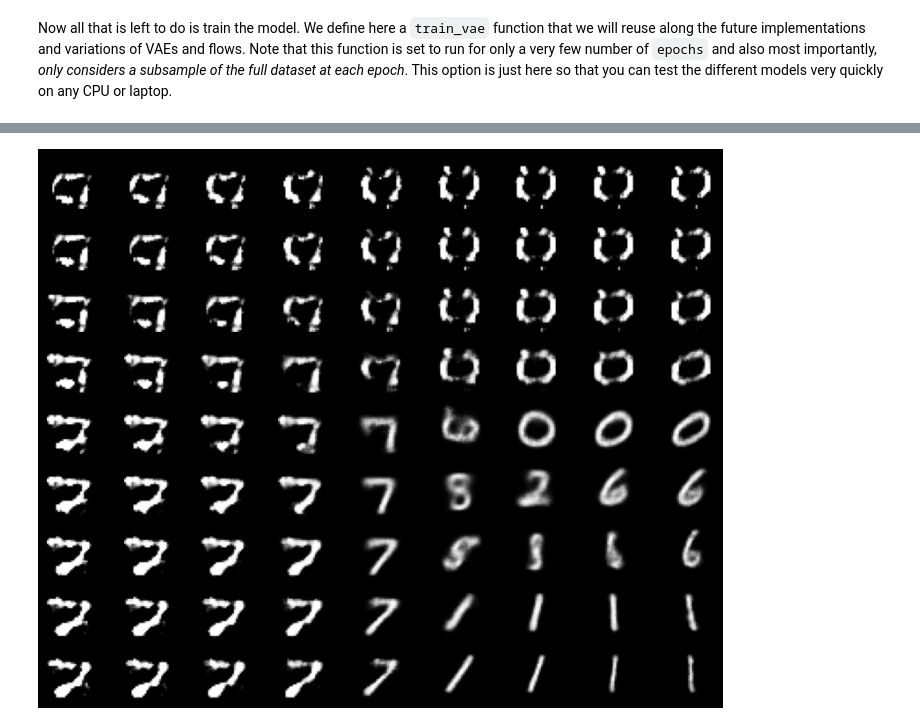
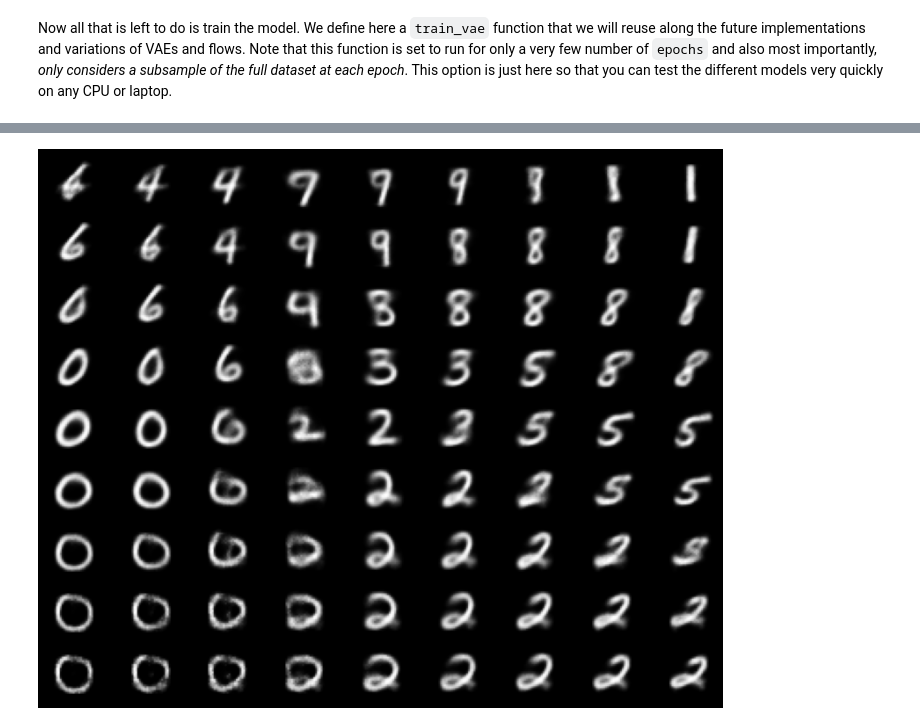
Before and after one commit to gbittencourt/ATIAM2022-timbre-transfer, a Jupyter notebook: Notebooks/VAE_PELADEAU_Come.ipynb, the cells around one changed output, grey strips where cells are left out. Cells and saved outputs as stored; diff of their text form; code cells hidden in the pictures.

```diff
--- a/Notebooks/VAE_PELADEAU_Come.ipynb
+++ b/Notebooks/VAE_PELADEAU_Come.ipynb
@@ -125,11 +125,11 @@ While there are several options to compare the error between two elements, there
 In the following, we define both error functions and regroup them in the `reconstruction_loss` call (depending on the `num_classes` considered). However, as the `multinomial loss` requires a large computational overhead, and for the sake of simplicity, we will train all our first models by relying on the `binary cross entropy`
 # %%
 # Reconstruction criterion
-recons_criterion = torch.nn.BCELoss(reduction='sum').to(device)
+recons_criterion = torch.nn.MSELoss(reduction='none').to(device)
 
 def compute_loss(model, x):
     x_hat, kl_div = model(x)
-    full_loss = recons_criterion(x_hat,x)-kl_div
+    full_loss = recons_criterion(x_hat,x).mean(0).sum()-kl_div.mean(0).sum()
     return full_loss
 
 def train_step(model, x, optimizer):
@@ -214,14 +214,6 @@ def generate_and_save_images(model, epoch, test_sample):
     for i in range(predictions.shape[0]):
         plt.subplot(4, 4, i + 1)
         plt.imshow(predictions[i, 0, :, :].cpu().detach(), cmap='gray')
-        plt.axis('off')
-    # Tight_layout minimizes the overlap between 2 sub-plots
-    #plt.savefig('image_at_epoch_{:04d}.png'.format(epoch))
-    plt.show()
-    fig = plt.figure(figsize=(4, 4))
-    for i in range(test_sample.shape[0]):
-        plt.subplot(4, 4, i + 1)
-        plt.imshow(test_sample[i, 0, :, :].cpu().detach(), cmap='gray')
         plt.axis('off')
     # Tight_layout minimizes the overlap between 2 sub-plots
     #plt.savefig('image_at_epoch_{:04d}.png'.format(epoch))
@@ -283,10 +275,10 @@ for i in range(9):
 # %%
 # Reconstruction criterion
-recons_criterion = torch.nn.BCELoss(reduction='sum').to(device)
+recons_criterion = torch.nn.BCELoss(reduction="none").to(device)
 
 def compute_loss_beta(model, x, beta):
     x_hat, kl_div = model(x)
-    full_loss = recons_criterion(x_hat,x)-beta*kl_div
+    full_loss = recons_criterion(x_hat,x).mean(0).sum() - beta*(kl_div.mean(0).sum())
     return full_loss
 
 def train_step_beta(model, x, optimizer, beta):
@@ -327,14 +319,6 @@ def generate_and_save_images(model, epoch, test_sample):
     for i in range(predictions.shape[0]):
         plt.subplot(4, 4, i + 1)
         plt.imshow(predictions[i, 0, :, :].cpu().detach(), cmap='gray')
-        plt.axis('off')
-    # Tight_layout minimizes the overlap between 2 sub-plots
-    #plt.savefig('image_at_epoch_{:04d}.png'.format(epoch))
-    plt.show()
-    fig = plt.figure(figsize=(4, 4))
-    for i in range(test_sample.shape[0]):
-        plt.subplot(4, 4, i + 1)
-        plt.imshow(test_sample[i, 0, :, :].cpu().detach(), cmap='gray')
         plt.axis('off')
     # Tight_layout minimizes the overlap between 2 sub-plots
     #plt.savefig('image_at_epoch_{:04d}.png'.format(epoch))
@@ -349,6 +333,16 @@ beta = 0
 
 epochs=50
 test_sample = imgs_test[0:16, :, :, :].to(device)
+
+fig = plt.figure(figsize=(4, 4))
+for i in range(test_sample.shape[0]):
+    plt.subplot(4, 4, i + 1)
+    plt.imshow(imgs_test[i, 0, :, :].cpu().detach(), cmap='gray')
+    plt.axis('off')
+# Tight_layout minimizes the overlap between 2 sub-plots
+#plt.savefig('image_at_epoch_{:04d}.png'.format(epoch))
+plt.show()
+
 for epoch in range(1, epochs + 1):
     full_loss = torch.Tensor([0]).to(device)
 
@@ -362,8 +356,7 @@ for epoch in range(1, epochs + 1):
     #for i, (x, _) in enumerate(valid_loader):
     #    train_step(model, x, optimizer)
     if epoch%5==0:
-        print('Epoch: {}, Test set ELBO: {}'.format(epoch, full_loss))
-        print(beta)
+        print('Epoch: {}, Test set ELBO: {}, beta : {}'.format(epoch, full_loss, beta))
         #grid = torchvision.utils.make_grid(test_sample)
         #writer.add_image('images', grid, 0)
         #writer.add_image(test_sample, test_sample)
@@ -388,16 +377,16 @@ Epoch: 20, Test set ELBO: tensor([7324368.5000], device='cuda:0', grad_fn=<AddBa
 [figure]
 ... (18 outputs left out)
 # %%
-x = np.linspace(-3, 3, 9)
-y = np.linspace(-3, 3, 9)
+x = np.linspace(-2, 2, 9)
+y = np.linspace(-2, 2, 9)
 fig = plt.figure(figsize=(10, 8))
 for i in range(9):
     for j in range(9):
         plt.subplot(9, 9, (i * 9) + j + 1)
         final_tensor = torch.zeros(2)
         final_tensor[0] = x[i]
         final_tensor[1] = y[j]
         plt.imshow(model.decode(final_tensor.to(device)).cpu().detach().reshape(28, 28), cmap='gray')
         plt.axis('off')
 # %% [output]
-[figure, old version]
+[figure, new version]
```
Also changed, not shown: parts of 6 cells of this notebook.
